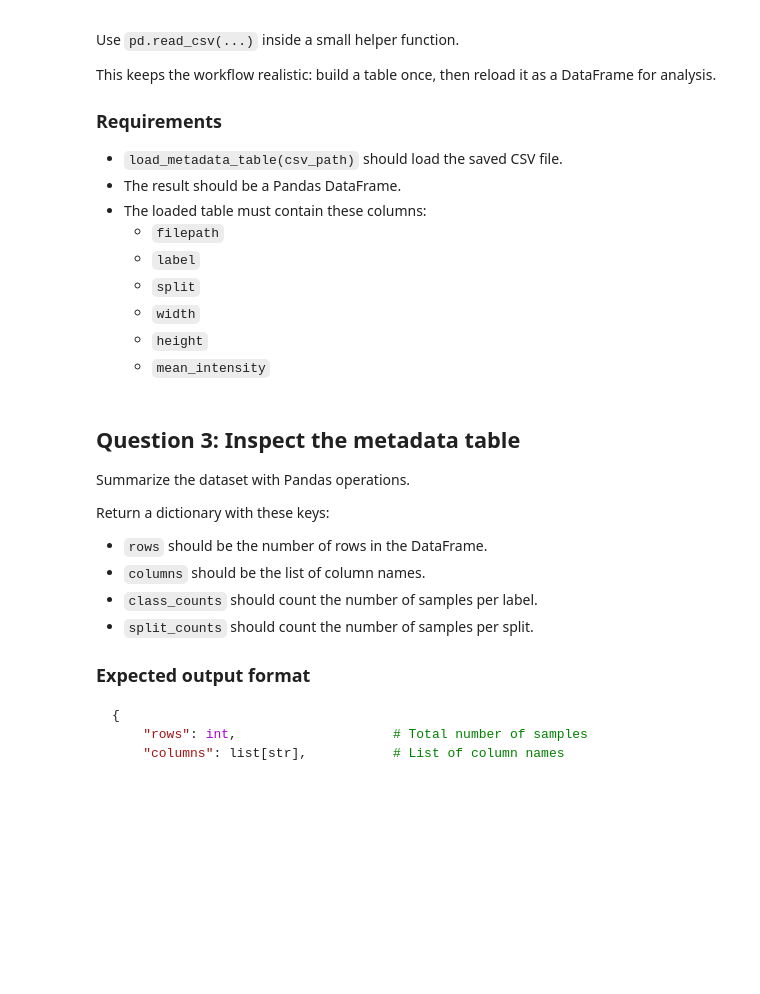
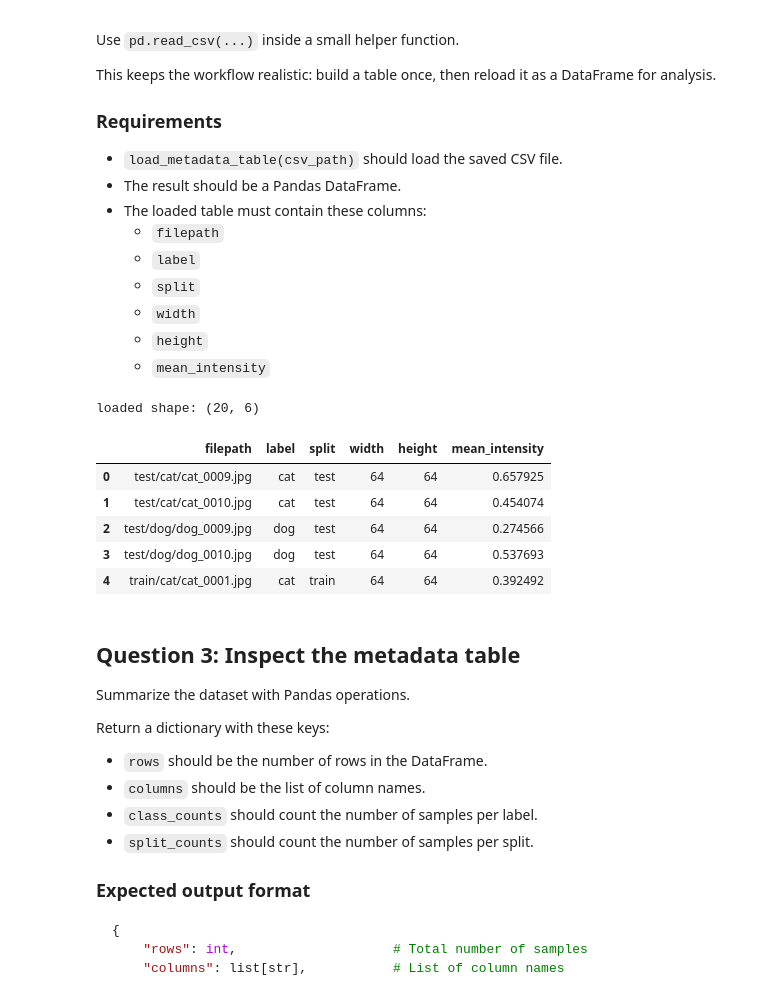
Before and after one commit to vgu-dsai-2026/lab-2-pandas-104240723-Thanh, a Jupyter notebook: notebook.ipynb, the cells around one changed output. Drawn from its saved outputs; the diff is of its cells as text; code cells hidden in the pictures; blank space fills up the shorter version.

```diff
--- a/notebook.ipynb
+++ b/notebook.ipynb
@@ -122,6 +176,19 @@ This keeps the workflow realistic: build a table once, then reload it as a DataF
 # %%
 def load_metadata_table(csv_path: Path) -> pd.DataFrame:
     return pd.read_csv(csv_path)
+
+
+df = load_metadata_table(GENERATED_METADATA_PATH)
+print("loaded shape:", df.shape)
+display(df.head())
+# %% [output]
+loaded shape: (20, 6)
+|  | filepath | label | split | width | height | mean_intensity |
+| 0 | test/cat/cat_0009.jpg | cat | test | 64 | 64 | 0.657925 |
+| 1 | test/cat/cat_0010.jpg | cat | test | 64 | 64 | 0.454074 |
+| 2 | test/dog/dog_0009.jpg | dog | test | 64 | 64 | 0.274566 |
+| 3 | test/dog/dog_0010.jpg | dog | test | 64 | 64 | 0.537693 |
+| 4 | train/cat/cat_0001.jpg | cat | train | 64 | 64 | 0.392492 |
 # %% [markdown]
 ## Question 3: Inspect the metadata table
 
```
Also changed, not shown: parts of 7 cells of this notebook, 1 other file.
